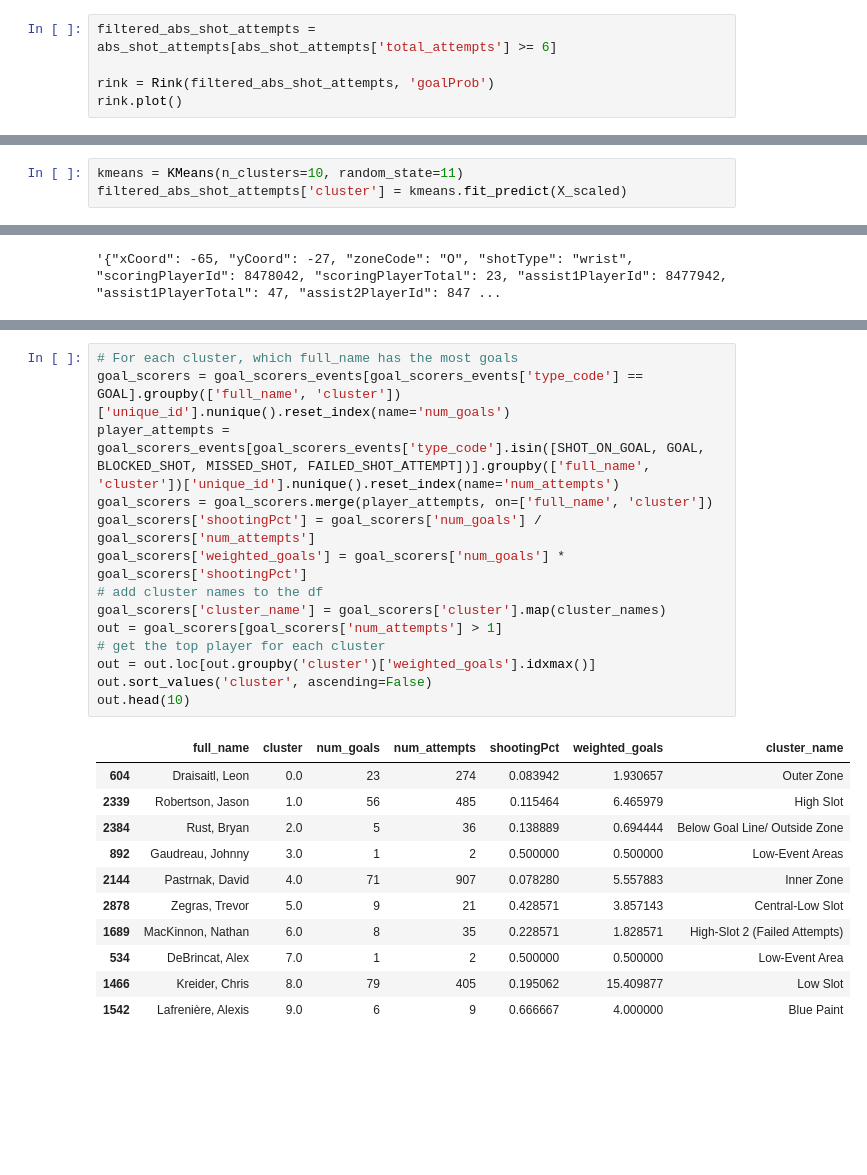
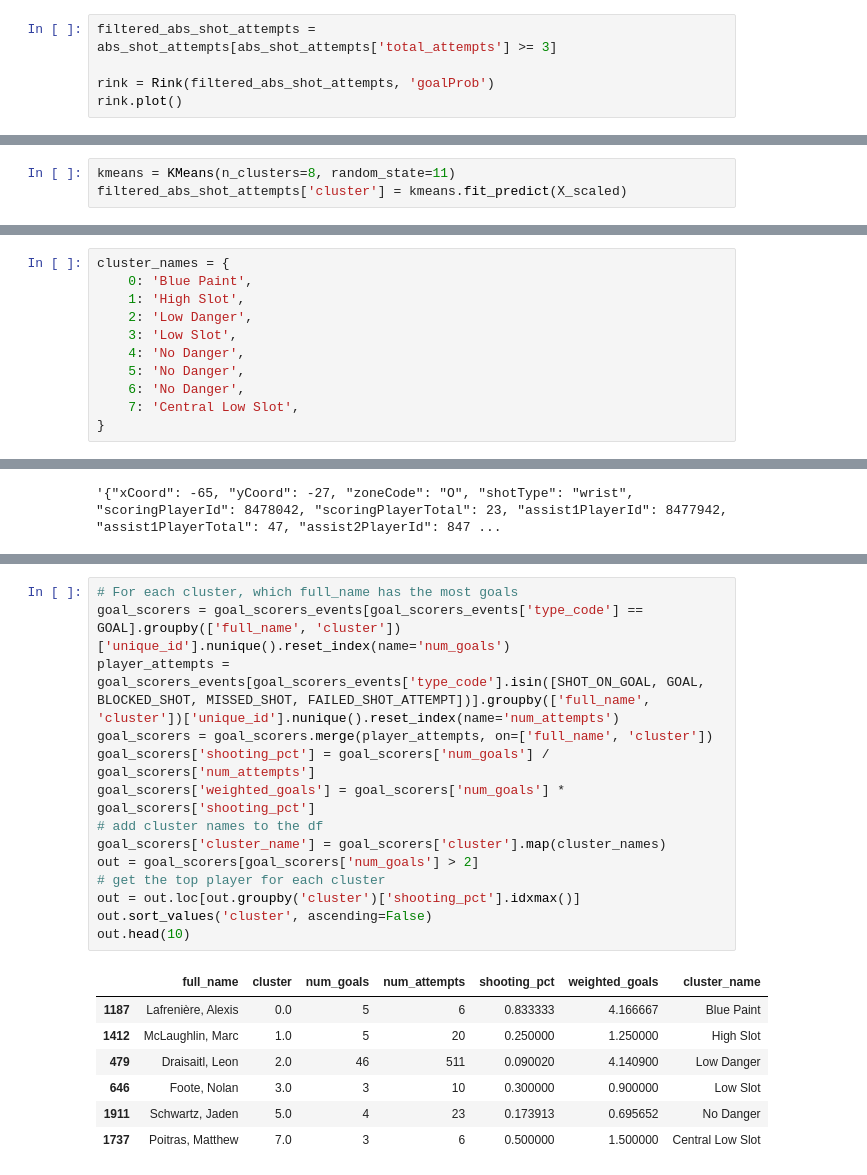
Before and after one commit to RescuedBuffalo/nhl-reporting, a Jupyter notebook: Python/analysis_v1.ipynb, the cells around one changed output, grey strips where cells are left out. Drawn from its saved outputs; the diff is of its cells as text; blank space fills up the shorter version.

```diff
--- a/Python/analysis_v1.ipynb
+++ b/Python/analysis_v1.ipynb
@@ -697,7 +696,7 @@ min         1.000000
 max      1098.000000
 Name: total_attempts, dtype: float64
 # %%
-filtered_abs_shot_attempts = abs_shot_attempts[abs_shot_attempts['total_attempts'] >= 6]
+filtered_abs_shot_attempts = abs_shot_attempts[abs_shot_attempts['total_attempts'] >= 3]
 
 rink = Rink(filtered_abs_shot_attempts, 'goalProb')
 rink.plot()
@@ -746,5 +745,5 @@ plt.show()
 # %%
-kmeans = KMeans(n_clusters=10, random_state=11)
+kmeans = KMeans(n_clusters=8, random_state=11)
 filtered_abs_shot_attempts['cluster'] = kmeans.fit_predict(X_scaled)
 # %% [output]
 A value is trying to be set on a copy of a slice from a DataFrame.
@@ -770,3 +756,14 @@ cluster_names = {
+# %%
+cluster_names = {
+    0: 'Blue Paint',
+    1: 'High Slot',
+    2: 'Low Danger',
+    3: 'Low Slot',
+    4: 'No Danger',
+    5: 'No Danger',
+    6: 'No Danger',
+    7: 'Central Low Slot',
+}
 # %%
 cluster_summary = filtered_abs_shot_attempts.groupby('cluster').agg({
     'goal': 'sum',
@@ -860,29 +854,25 @@ goals
 # %%
 # For each cluster, which full_name has the most goals
 goal_scorers = goal_scorers_events[goal_scorers_events['type_code'] == GOAL].groupby(['full_name', 'cluster'])['unique_id'].nunique().reset_index(name='num_goals')
 player_attempts = goal_scorers_events[goal_scorers_events['type_code'].isin([SHOT_ON_GOAL, GOAL, BLOCKED_SHOT, MISSED_SHOT, FAILED_SHOT_ATTEMPT])].groupby(['full_name', 'cluster'])['unique_id'].nunique().reset_index(name='num_attempts')
 goal_scorers = goal_scorers.merge(player_attempts, on=['full_name', 'cluster'])
-goal_scorers['shootingPct'] = goal_scorers['num_goals'] / goal_scorers['num_attempts']
-goal_scorers['weighted_goals'] = goal_scorers['num_goals'] * goal_scorers['shootingPct']
+goal_scorers['shooting_pct'] = goal_scorers['num_goals'] / goal_scorers['num_attempts']
+goal_scorers['weighted_goals'] = goal_scorers['num_goals'] * goal_scorers['shooting_pct']
 # add cluster names to the df
 goal_scorers['cluster_name'] = goal_scorers['cluster'].map(cluster_names)
-out = goal_scorers[goal_scorers['num_attempts'] > 1]
+out = goal_scorers[goal_scorers['num_goals'] > 2]
 # get the top player for each cluster
-out = out.loc[out.groupby('cluster')['weighted_goals'].idxmax()]
+out = out.loc[out.groupby('cluster')['shooting_pct'].idxmax()]
 out.sort_values('cluster', ascending=False)
 out.head(10)
 # %% [output]
-|  | full_name | cluster | num_goals | num_attempts | shootingPct | weighted_goals | cluster_name |
-| 604 | Draisaitl, Leon | 0.0 | 23 | 274 | 0.083942 | 1.930657 | Outer Zone |
-| 2339 | Robertson, Jason | 1.0 | 56 | 485 | 0.115464 | 6.465979 | High Slot |
-| 2384 | Rust, Bryan | 2.0 | 5 | 36 | 0.138889 | 0.694444 | Below Goal Line/ Outside Zone |
-| 892 | Gaudreau, Johnny | 3.0 | 1 | 2 | 0.500000 | 0.500000 | Low-Event Areas |
-| 2144 | Pastrnak, David | 4.0 | 71 | 907 | 0.078280 | 5.557883 | Inner Zone |
-| 2878 | Zegras, Trevor | 5.0 | 9 | 21 | 0.428571 | 3.857143 | Central-Low Slot |
-| 1689 | MacKinnon, Nathan | 6.0 | 8 | 35 | 0.228571 | 1.828571 | High-Slot 2 (Failed Attempts) |
-| 534 | DeBrincat, Alex | 7.0 | 1 | 2 | 0.500000 | 0.500000 | Low-Event Area |
-| 1466 | Kreider, Chris | 8.0 | 79 | 405 | 0.195062 | 15.409877 | Low Slot |
-| 1542 | Lafrenière, Alexis | 9.0 | 6 | 9 | 0.666667 | 4.000000 | Blue Paint |
+|  | full_name | cluster | num_goals | num_attempts | shooting_pct | weighted_goals | cluster_name |
+| 1187 | Lafrenière, Alexis | 0.0 | 5 | 6 | 0.833333 | 4.166667 | Blue Paint |
+| 1412 | McLaughlin, Marc | 1.0 | 5 | 20 | 0.250000 | 1.250000 | High Slot |
+| 479 | Draisaitl, Leon | 2.0 | 46 | 511 | 0.090020 | 4.140900 | Low Danger |
+| 646 | Foote, Nolan | 3.0 | 3 | 10 | 0.300000 | 0.900000 | Low Slot |
+| 1911 | Schwartz, Jaden | 5.0 | 4 | 23 | 0.173913 | 0.695652 | No Danger |
+| 1737 | Poitras, Matthew | 7.0 | 3 | 6 | 0.500000 | 1.500000 | Central Low Slot |
 # %%
 # What is the distribution of number of attempts?
 plt.figure(figsize=(15, 5))
```
Also changed, not shown: parts of 18 cells of this notebook.
